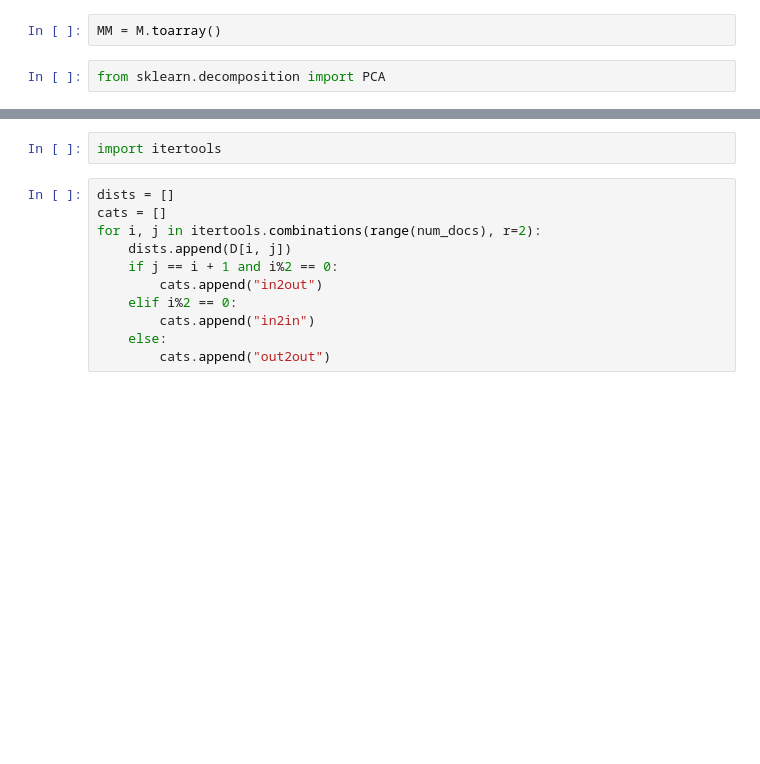
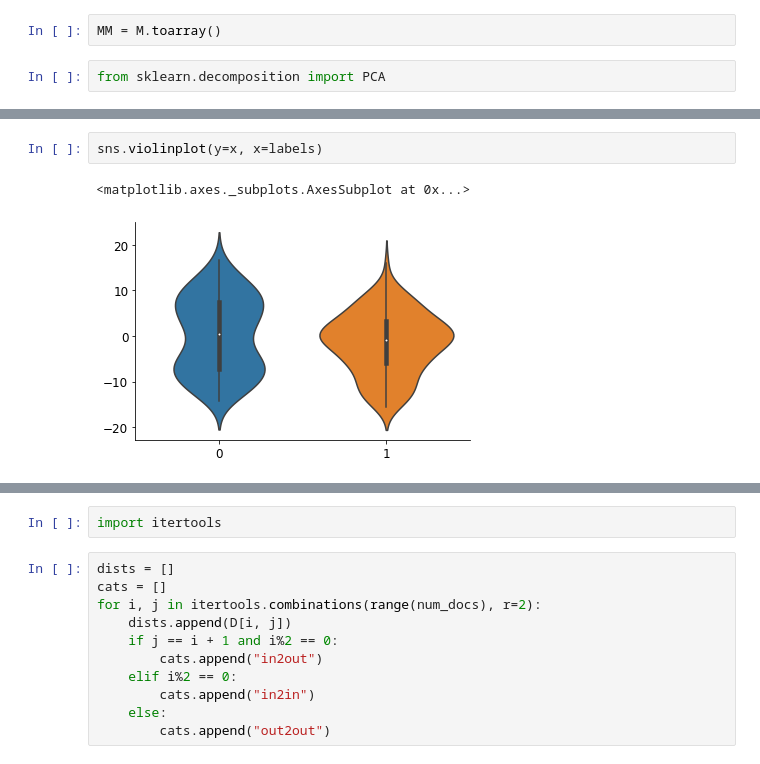
Before and after one commit to fontclos/gpt-2-output-dataset, a Jupyter notebook: notebooks/JSD-community-primmed.ipynb, the cells around one changed output, grey strips where cells are left out. Saved outputs shown, nothing was run; the diff lists cells and outputs as text; blank space fills up the shorter version.

```diff
--- a/notebooks/JSD-community-primmed.ipynb
+++ b/notebooks/JSD-community-primmed.ipynb
@@ -209,0 +197,5 @@ Text(0.5, 1.0, '')
+# %%
+sns.violinplot(y=x, x=labels)
+# %% [output]
+<matplotlib.axes._subplots.AxesSubplot at 0x...>
+[figure, added]
```
Also changed, not shown: parts of 28 cells of this notebook, 2 other files.
